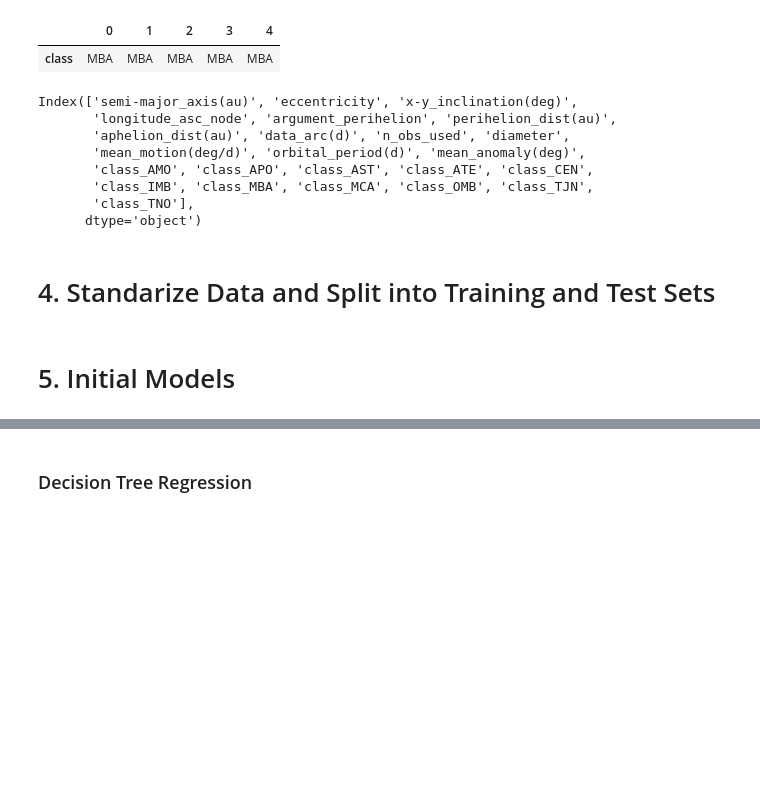
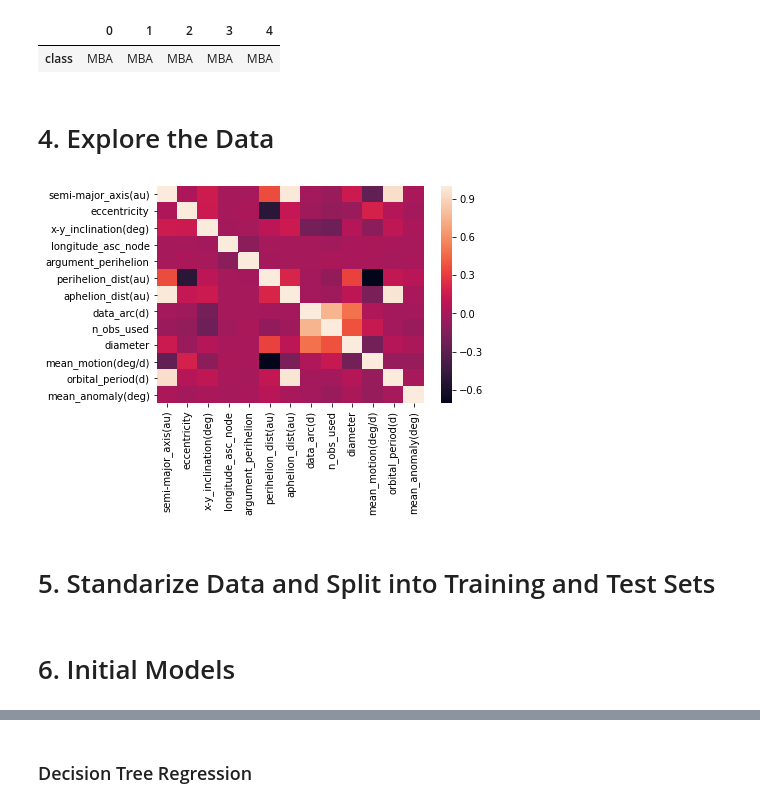
Before and after one commit to emilybocim/springboard, a Jupyter notebook: Capstone Two/Asteroid_Modeling_Tests.ipynb, the cells around one changed output, grey strips where cells are left out. Cells and saved outputs as stored; diff of their text form; code cells hidden in the pictures; blank space fills up the shorter version.

```diff
--- a/Capstone Two/Asteroid_Modeling_Tests.ipynb
+++ b/Capstone Two/Asteroid_Modeling_Tests.ipynb
@@ -51,16 +57,7 @@ df.select_dtypes(include=['object']).head().T
 |  | 0 | 1 | 2 | 3 | 4 |
 | class | MBA | MBA | MBA | MBA | MBA |
 # %%
+#Removed class since it was consistently shown to be a variable of almost no importance.
+#Most likely because other features indicate class sufficiently.
 #Create dummy variables for class.
-df = pd.get_dummies(df, columns=['class'])
+#df = pd.get_dummies(df, columns=['class'])
-# %%
-df.columns
-# %% [output]
-Index(['semi-major_axis(au)', 'eccentricity', 'x-y_inclination(deg)',
-       'longitude_asc_node', 'argument_perihelion', 'perihelion_dist(au)',
-       'aphelion_dist(au)', 'data_arc(d)', 'n_obs_used', 'diameter',
-       'mean_motion(deg/d)', 'orbital_period(d)', 'mean_anomaly(deg)',
-       'class_AMO', 'class_APO', 'class_AST', 'class_ATE', 'class_CEN',
-       'class_IMB', 'class_MBA', 'class_MCA', 'class_OMB', 'class_TJN',
-       'class_TNO'],
-      dtype='object')
@@ -67,5 +66,12 @@ Index(['semi-major_axis(au)', 'eccentricity', 'x-y_inclination(deg)',
+# %% [markdown]
+# 4. Explore the Data
+# %%
+# Make a heatmap of the data
+sns.heatmap(df.corr());
+# %% [output]
+[figure, added]
 # %% [markdown]
-# 4. Standarize Data and Split into Training and Test Sets
+# 5. Standarize Data and Split into Training and Test Sets
 # %%
 #Split data into features and target.
 y = df['diameter']
@@ -83,5 +89,5 @@ X_train_scaled = scaler.transform(X_train)
 
 X_test_scaled = scaler.transform(X_test)
 # %% [markdown]
-# 5. Initial Models
+# 6. Initial Models
 # %% [markdown]
```
Also changed, not shown: parts of 51 cells of this notebook.
